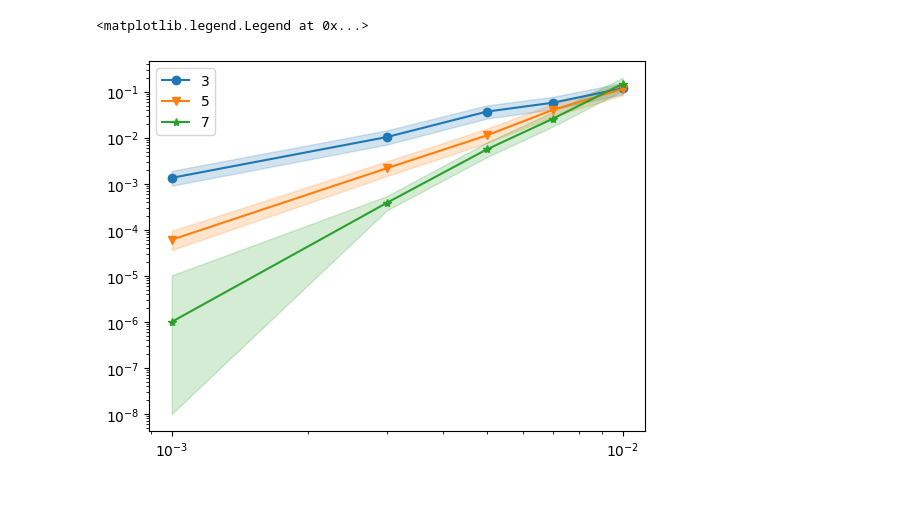
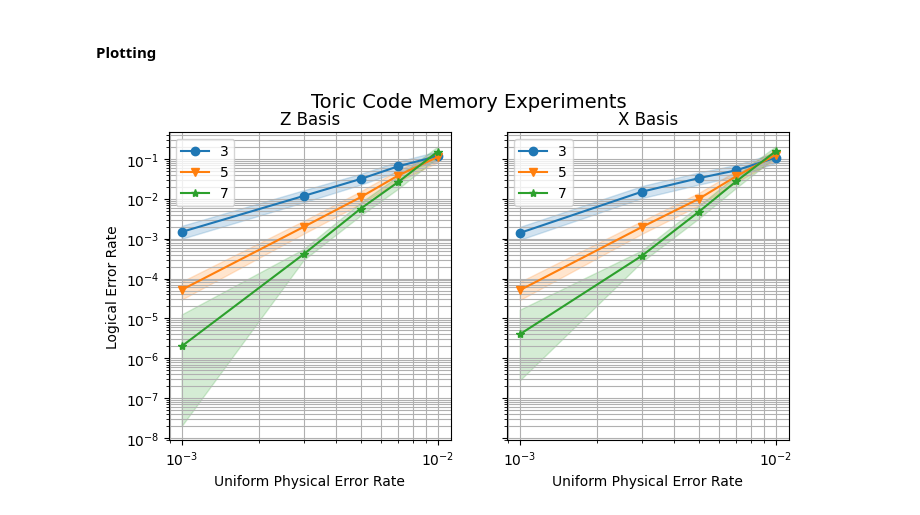
Before and after one commit to Infleqtion/qLDPC, a Jupyter notebook: examples/circuit_simulations.ipynb, the cells around one changed output. Cells and saved outputs as stored; diff of their text form; code cells hidden in the pictures.

Commit message:
fix X basis experiments, update documentation and example notebook

```diff
--- a/examples/circuit_simulations.ipynb
+++ b/examples/circuit_simulations.ipynb
@@ -13,13 +11,0 @@ from qldpc.stim.sinter_decoders import BPLSD
-# %%
-sm_compiler = BareColorCircuit()
-
-tasks: list[sinter.Task] = []
-for d in [3,5,7]:
-    ring_code = codes.RingCode(d)
-    toric_code = codes.HGPCode(ring_code, ring_code)
-    for p in [1e-3, 3e-3, 5e-3, 7e-3, 1e-2]:
-        noise_model = UniformNoiseModel(p)
-        tasks.append(sinter.Task(
-            circuit=memory_experiment(toric_code, noise_model, sm_compiler, d, Pauli.Z),
-            json_metadata={'d': d, 'p': p},
-        ))
@@ -35,15 +34,40 @@ results = sinter.collect(
+# %%
+d_range = [3,5,7]
+p_range = [1e-3, 3e-3, 5e-3, 7e-3, 1e-2]
+z_basis_results = run_experiments(Pauli.Z, d_range, p_range)
+x_basis_results = run_experiments(Pauli.X, d_range, p_range)
+# %% [markdown]
+#### Plotting
 # %%
 import matplotlib.pyplot as plt
 
-fig, ax = plt.subplots(1, 1)
+fig, ax = plt.subplots(1, 2, sharey=True, figsize=(8,4))
 sinter.plot_error_rate(
-    ax=ax,
-    stats=results,
+    ax=ax[0],
+    stats=z_basis_results,
     x_func=lambda stats: stats.json_metadata['p'],
     group_func=lambda stats: stats.json_metadata['d'],
 )
-ax.loglog()
-ax.legend()
+ax[0].loglog()
+ax[0].grid(which='both')
+ax[0].legend()
+ax[0].set_ylabel('Logical Error Rate')
+ax[0].set_xlabel('Uniform Physical Error Rate')
+ax[0].set_title('Z Basis')
+
+sinter.plot_error_rate(
+    ax=ax[1],
+    stats=x_basis_results,
+    x_func=lambda stats: stats.json_metadata['p'],
+    group_func=lambda stats: stats.json_metadata['d'],
+)
+ax[1].loglog()
+ax[1].grid(which='both')
+ax[1].legend()
+ax[1].set_xlabel('Uniform Physical Error Rate')
+ax[1].set_title('X Basis')
+
+plt.suptitle('Toric Code Memory Experiments', fontsize=14)
+plt.show()
 # %% [output]
-<matplotlib.legend.Legend at 0x...>
-[figure, old version]
+[figure, new version]
```
Also changed, not shown: parts of 4 cells of this notebook, 5 other files.
